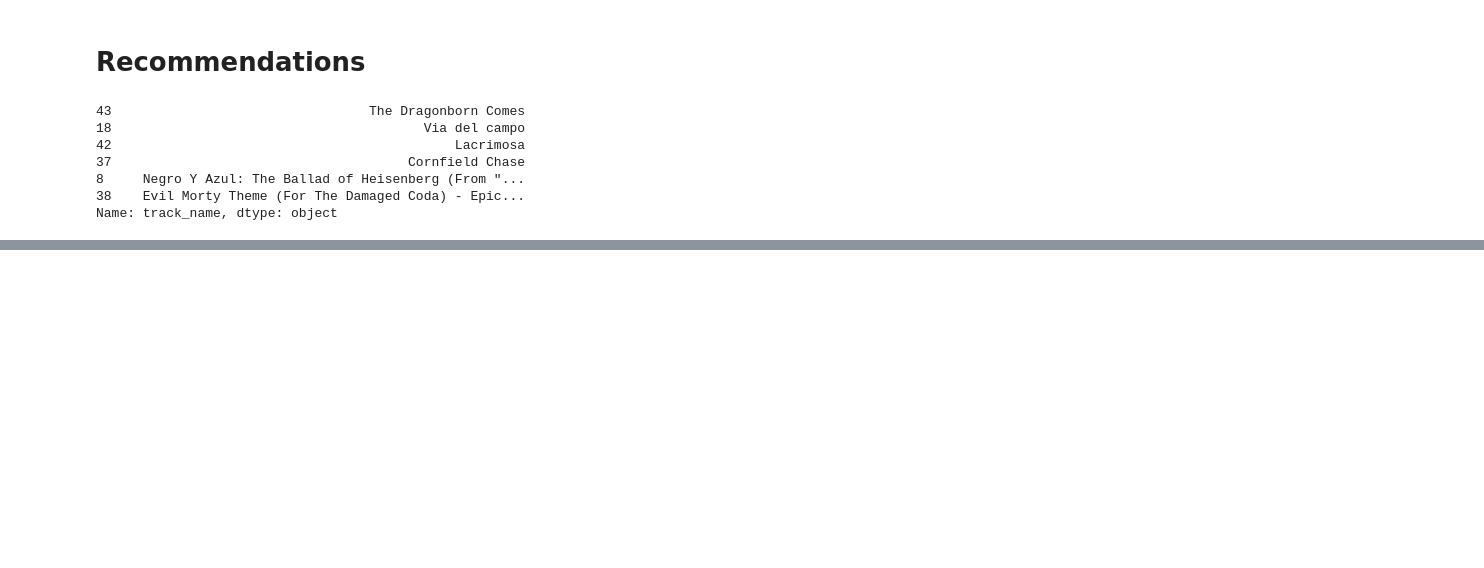
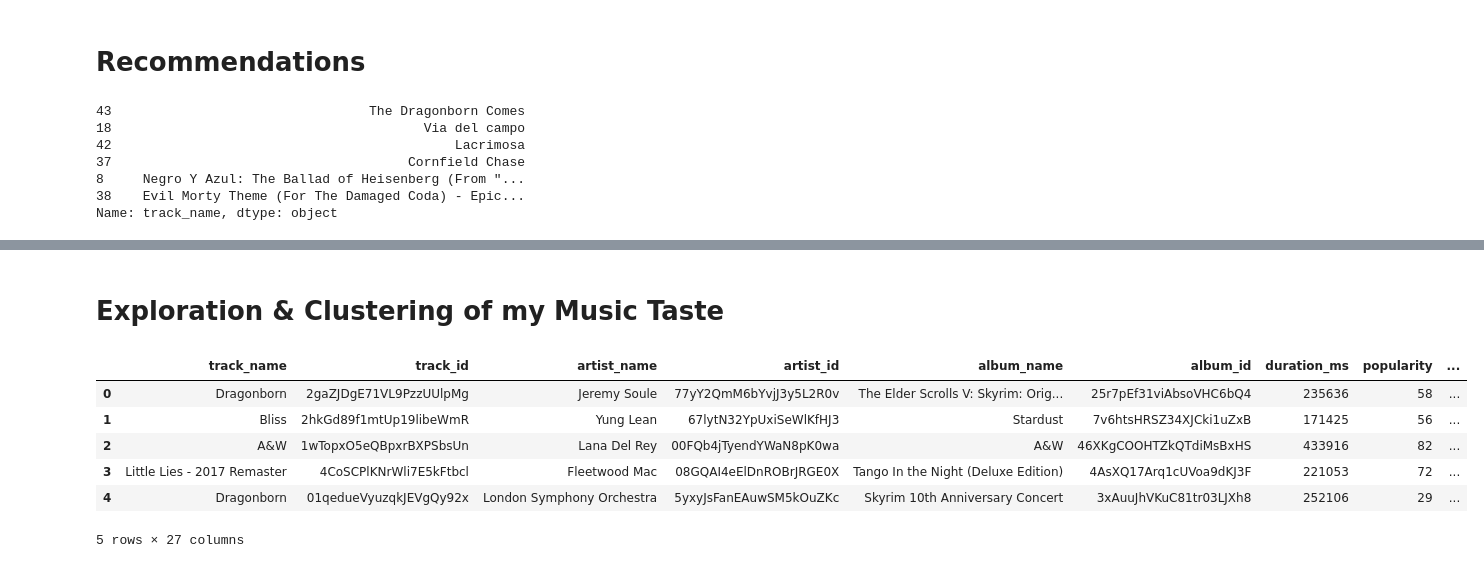
Before and after one commit to drmatczak/Spotify-project, a Jupyter notebook: API_exploration.ipynb, the cells around one changed output, grey strips where cells are left out. Saved outputs shown, nothing was run; the diff lists cells and outputs as text; code cells hidden in the pictures; blank space fills up the shorter version.

```diff
--- a/API_exploration.ipynb
+++ b/API_exploration.ipynb
@@ -197,0 +215,36 @@ Name: track_name, dtype: object
+# %% [markdown]
+# Exploration & Clustering of my Music Taste
+# %%
+top_tracks_short = sp.current_user_top_tracks(limit = 50,offset=0,time_range='short_term')
+top_tracks_med = sp.current_user_top_tracks(limit = 50,offset=0,time_range='medium_term')
+top_tracks_long = sp.current_user_top_tracks(limit = 50,offset=0,time_range='long_term')
+
+top_tracks_short_df = get_tracks_df(top_tracks_short)
+top_tracks_med_df = get_tracks_df(top_tracks_med)
+top_tracks_long_df = get_tracks_df(top_tracks_long)
+# %%
+def track_features(df):
+    top_tracks_audio = sp.audio_features(df["track_id"])
+    top_tracks_audio_df = pd.DataFrame(top_tracks_audio)
+    top_tracks_all_df = pd.concat([df,top_tracks_audio_df],axis = 1)
+    return top_tracks_all_df
+# %%
+top_tracks_all_short_df = track_features(top_tracks_short_df)
+top_tracks_all_med_df = track_features(top_tracks_med_df)
+top_tracks_all_long_df = track_features(top_tracks_long_df)
+
+top_tracks_all_short_df["Timeframe"] = "short term"
+top_tracks_all_med_df["Timeframe"] = "medium term"
+top_tracks_all_long_df["Timeframe"] = "long term"
+# %%
+top_tracks = pd.concat([top_tracks_all_short_df, top_tracks_all_med_df, top_tracks_all_long_df])
+top_tracks = top_tracks.reset_index(drop = True)
+top_tracks.head()
+# %% [output]
+|  | track_name | track_id | artist_name | artist_id | album_name | album_id | duration_ms | popularity | ... |
+| 0 | Dragonborn | 2gaZJDgE71VL9PzzUUlpMg | Jeremy Soule | 77yY2QmM6bYvjJ3y5L2R0v | The Elder Scrolls V: Skyrim: Orig... | 25r7pEf31viAbsoVHC6bQ4 | 235636 | 58 | ... |
+| 1 | Bliss | 2hkGd89f1mtUp19libeWmR | Yung Lean | 67lytN32YpUxiSeWlKfHJ3 | Stardust | 7v6htsHRSZ34XJCki1uZxB | 171425 | 56 | ... |
+| 2 | A&W | 1wTopxO5eQBpxrBXPSbsUn | Lana Del Rey | 00FQb4jTyendYWaN8pK0wa | A&W | 46XKgCOOHTZkQTdiMsBxHS | 433916 | 82 | ... |
+| 3 | Little Lies - 2017 Remaster | 4CoSCPlKNrWli7E5kFtbcl | Fleetwood Mac | 08GQAI4eElDnROBrJRGE0X | Tango In the Night (Deluxe Edition) | 4AsXQ17Arq1cUVoa9dKJ3F | 221053 | 72 | ... |
+| 4 | Dragonborn | 01qedueVyuzqkJEVgQy92x | London Symphony Orchestra | 5yxyJsFanEAuwSM5kOuZKc | Skyrim 10th Anniversary Concert | 3xAuuJhVKuC81tr03LJXh8 | 252106 | 29 | ... |
+5 rows × 27 columns
```
Also changed, not shown: parts of 13 cells of this notebook.
